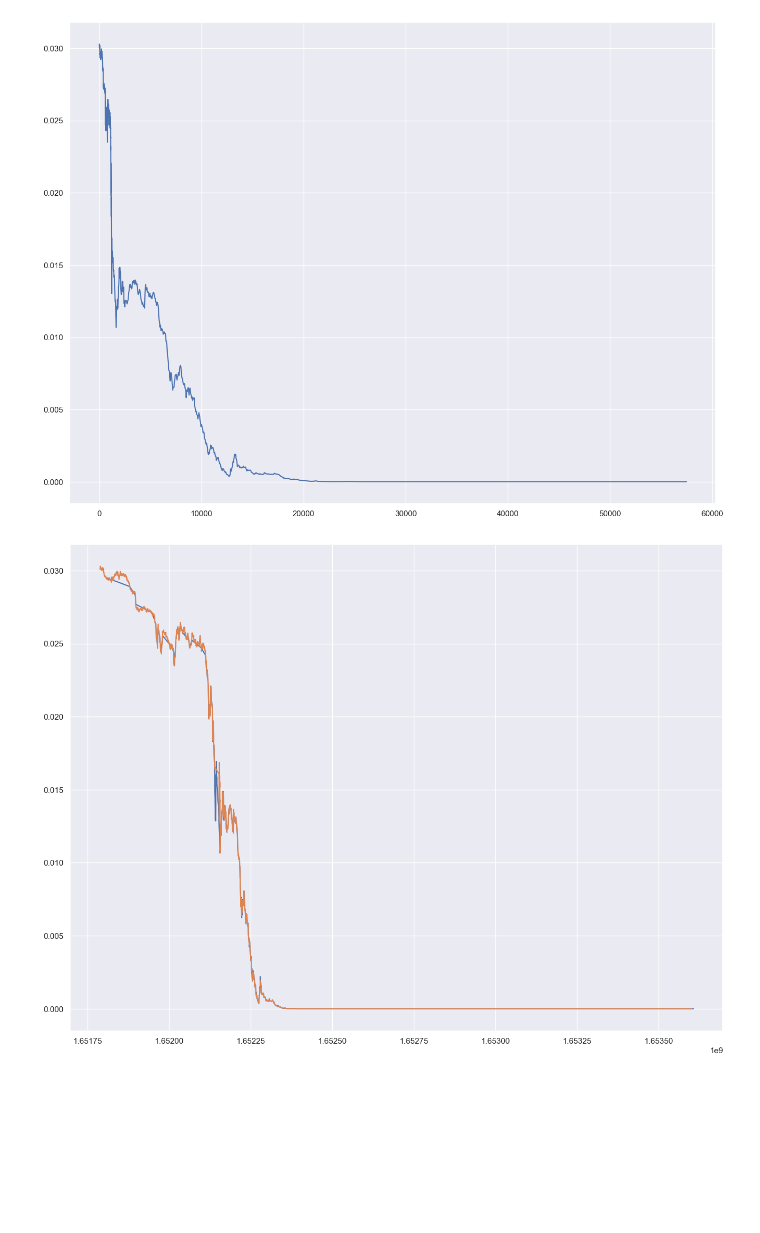
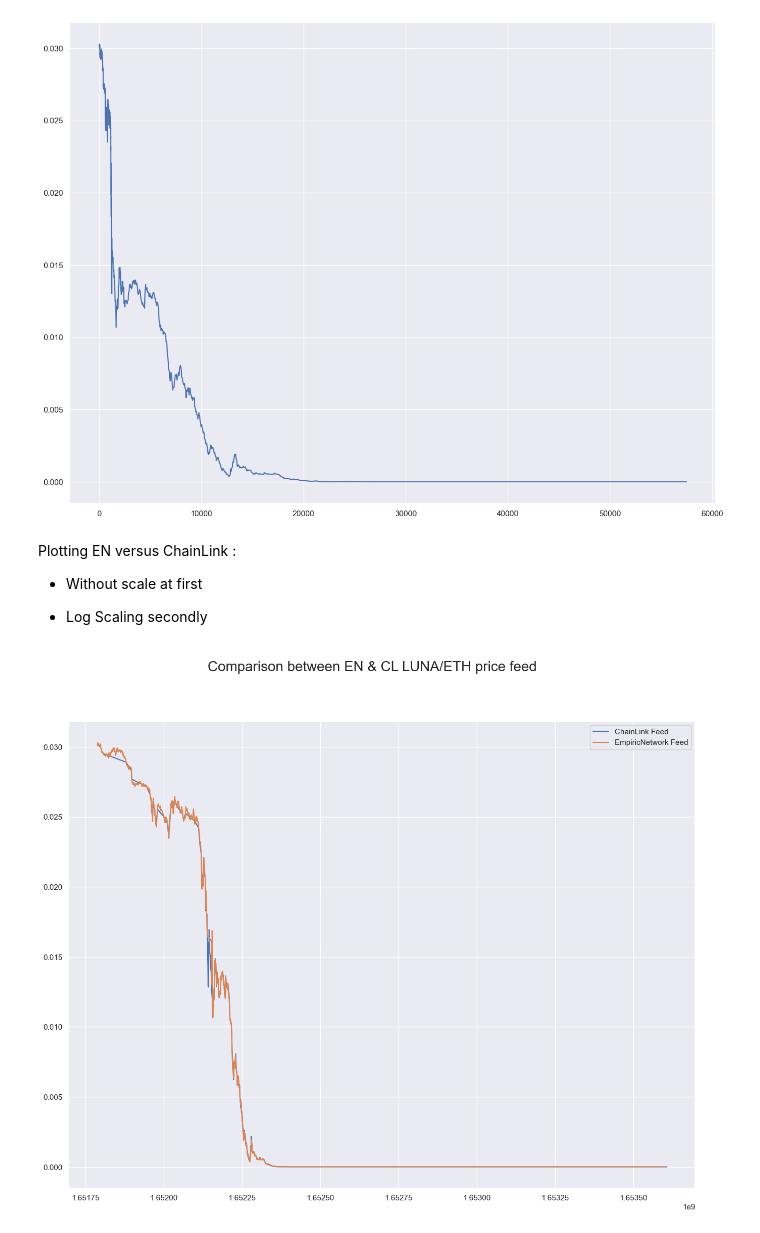
Before and after one commit to ExoMonk/oracle-benchmark, a Jupyter notebook: notebook.ipynb, the cells around one changed output. Drawn from its saved outputs; the diff is of its cells as text; code cells hidden in the pictures; blank space fills up the shorter version.

```diff
--- a/notebook.ipynb
+++ b/notebook.ipynb
@@ -122,14 +122,20 @@ ENLoader.price_feeds['price'].plot(figsize=(16, 12))
 # %% [output]
 <AxesSubplot: >
 [figure]
+# %% [markdown]
+Plotting EN versus ChainLink :
+- Without scale at first
+
+- Log Scaling secondly
 # %%
 import matplotlib.pyplot as plt
 # %%
 fig = plt.figure(figsize=(16, 12))
 
-for feed in [CLLoader.price_feeds, ENLoader.price_feeds]:
-    plt.plot(feed['timestamp'], feed['price'])
-
+for feed, name in [(CLLoader.price_feeds, "ChainLink Feed"), (ENLoader.price_feeds, "EmpiricNetwork Feed")]:
+    plt.plot(feed['timestamp'], feed['price'], label=name)
+plt.legend(loc="upper right")
+plt.suptitle('Comparison between EN & CL LUNA/ETH price feed', fontsize=20)
 plt.show()
 # %% [output]
-[figure, old version]
+[figure, new version]
```
Also changed, not shown: parts of 1 cell of this notebook, 1 other file.
